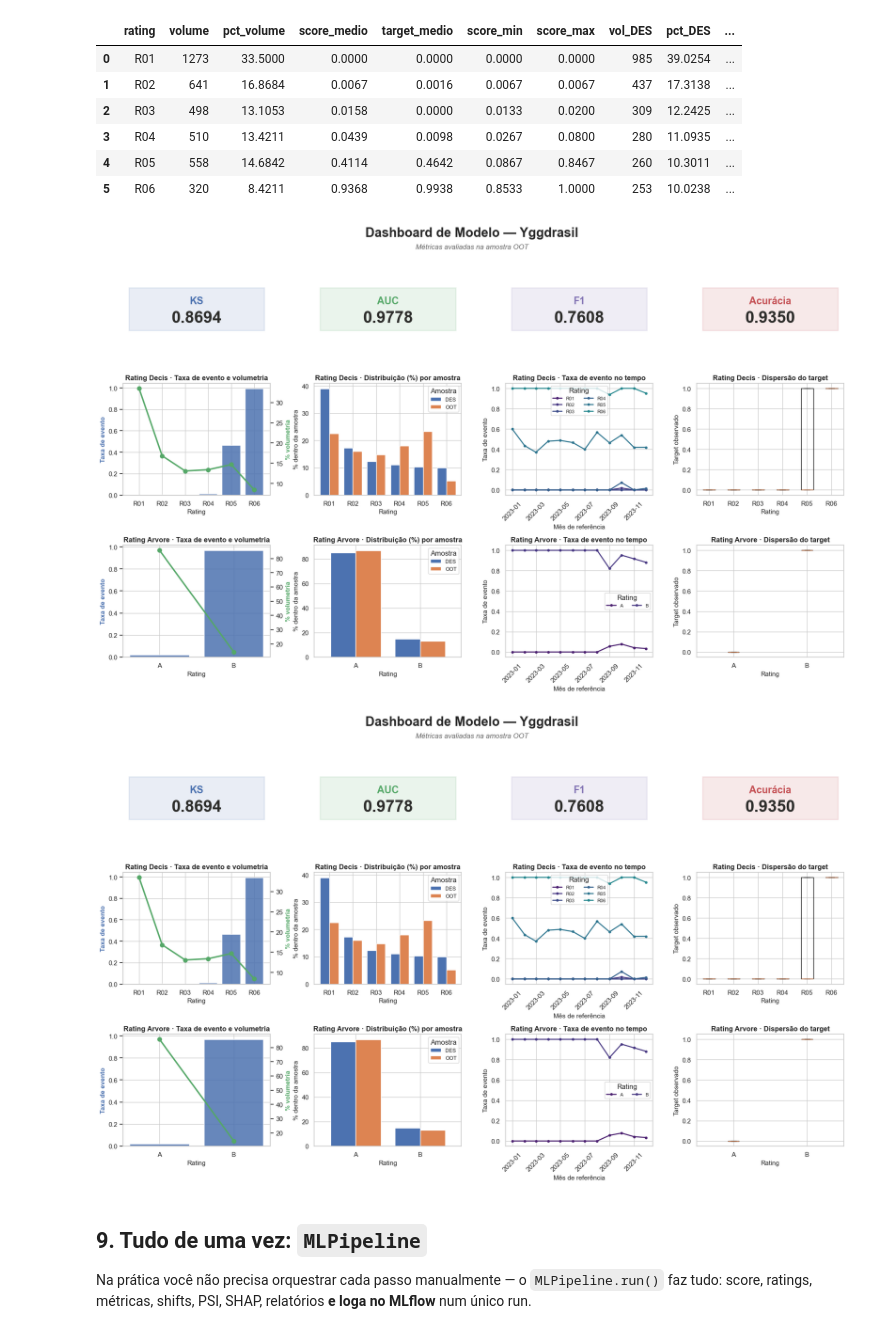
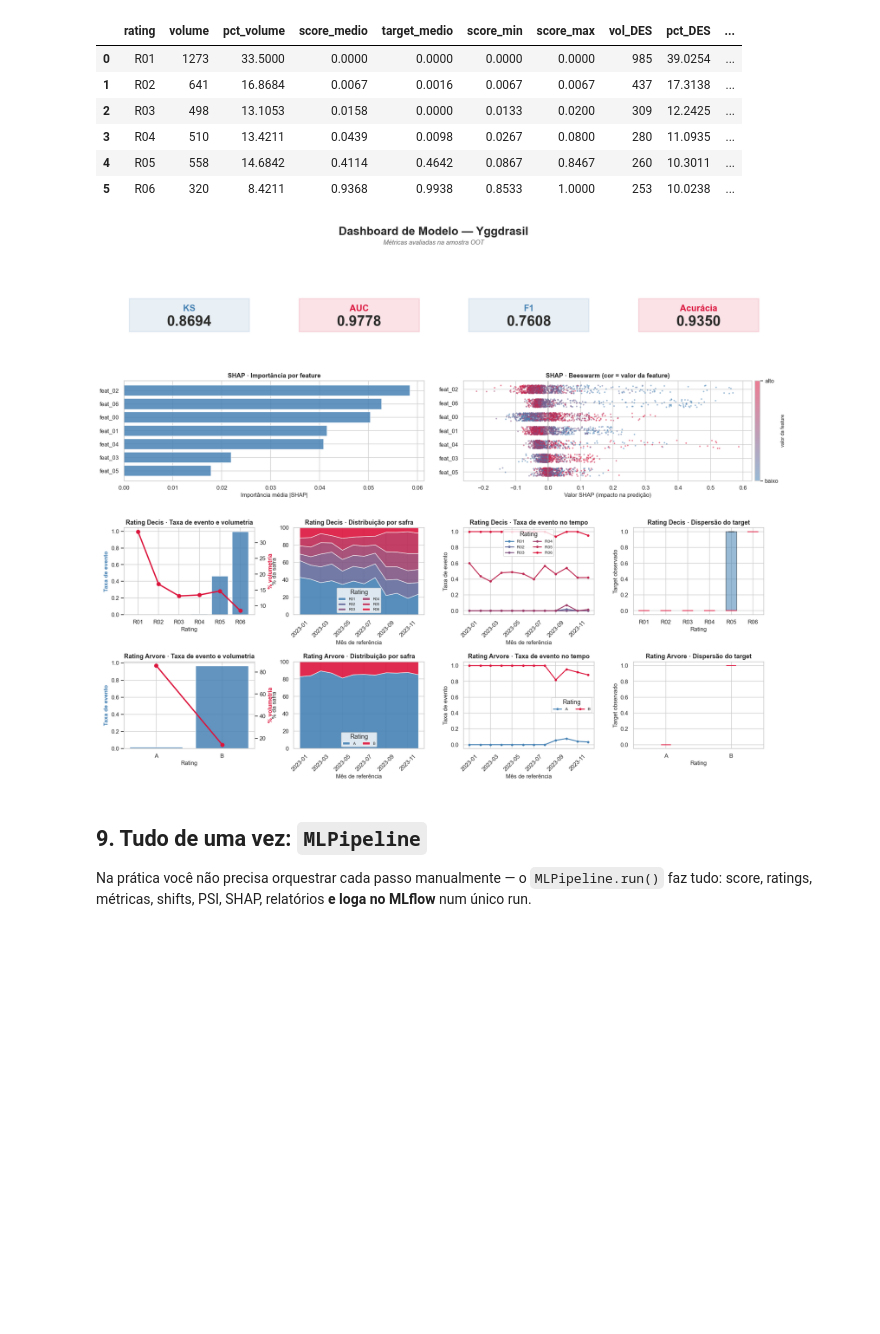
Before and after one commit to richardguilhermeds/Yggdrasil-Project, a Jupyter notebook: notebooks/tutoriais/00_tutorial_yggdrasil.ipynb, the cells around one changed output. Saved outputs shown, nothing was run; the diff lists cells and outputs as text; code cells hidden in the pictures; blank space fills up the shorter version.

```diff
--- a/notebooks/tutoriais/00_tutorial_yggdrasil.ipynb
+++ b/notebooks/tutoriais/00_tutorial_yggdrasil.ipynb
@@ -314,12 +313,13 @@ Monotônico? False
 # %%
 from yggdrasil.reporting import build_dashboard
 
+# Passe model + X_shap para incluir a seção SHAP (importância + beeswarm) no painel.
 fig = build_dashboard(df_analise, ["rating_decis", "rating_arvore"], cfg,
-                      "classification", metrics=met.get("OOT", {}))
+                      "classification", metrics=met.get("OOT", {}),
+                      model=model, X_shap=dev[feats])
 fig
 # %% [output]
-[figure, old version]
+[figure, new version]
-[figure, removed]
 # %% [markdown]
 ## 9. Tudo de uma vez: `MLPipeline`
 
```
Also changed, not shown: parts of 2 cells of this notebook, 14 other files.
